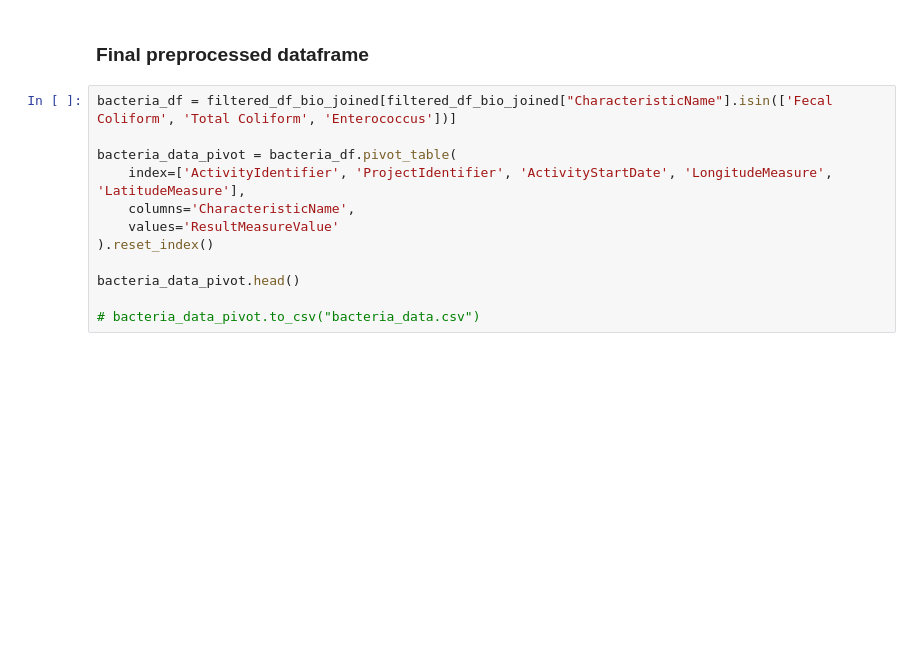
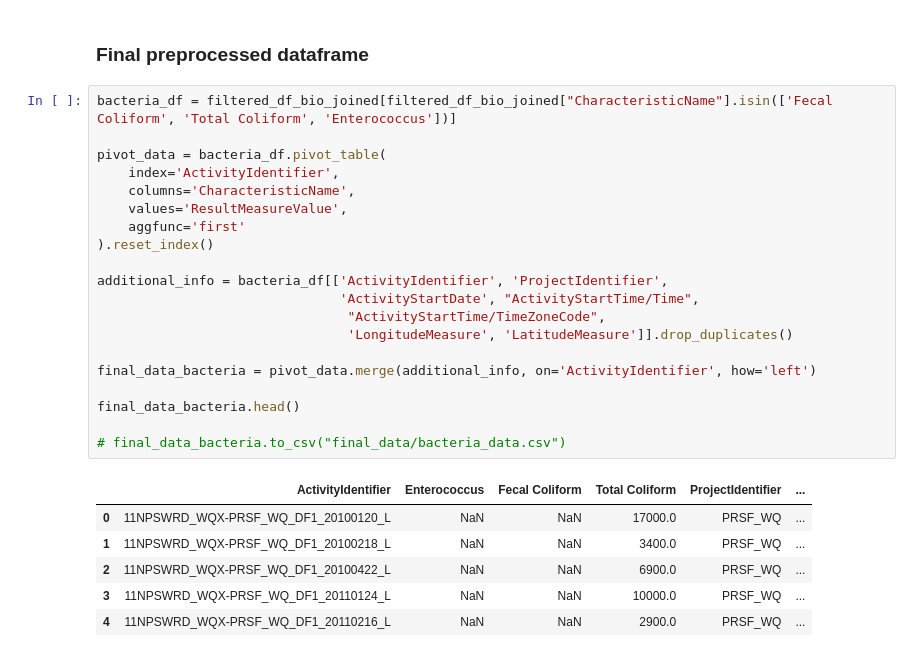
Before and after one commit to vishalival/eneres131-final-proj, a Jupyter notebook: data_preprocessing.ipynb, the cells around one changed output. Drawn from its saved outputs; the diff is of its cells as text; blank space fills up the shorter version.

```diff
--- a/data_preprocessing.ipynb
+++ b/data_preprocessing.ipynb
@@ -408,15 +410,30 @@ Some CharacteristicNames have multiple unit types of measurement:
 # %%
 bacteria_df = filtered_df_bio_joined[filtered_df_bio_joined["CharacteristicName"].isin(['Fecal Coliform', 'Total Coliform', 'Enterococcus'])]
 
-bacteria_data_pivot = bacteria_df.pivot_table(
-    index=['ActivityIdentifier', 'ProjectIdentifier', 'ActivityStartDate', 'LongitudeMeasure', 'LatitudeMeasure'],
+pivot_data = bacteria_df.pivot_table(
+    index='ActivityIdentifier',
     columns='CharacteristicName',
-    values='ResultMeasureValue'
+    values='ResultMeasureValue',
+    aggfunc='first'
 ).reset_index()
 
-bacteria_data_pivot.head()
+additional_info = bacteria_df[['ActivityIdentifier', 'ProjectIdentifier',
+                               'ActivityStartDate', "ActivityStartTime/Time",
+                                "ActivityStartTime/TimeZoneCode",
+                                'LongitudeMeasure', 'LatitudeMeasure']].drop_duplicates()
 
-# bacteria_data_pivot.to_csv("bacteria_data.csv")
+final_data_bacteria = pivot_data.merge(additional_info, on='ActivityIdentifier', how='left')
+
+final_data_bacteria.head()
+
+# final_data_bacteria.to_csv("final_data/bacteria_data.csv")
+# %% [output]
+|  | ActivityIdentifier | Enterococcus | Fecal Coliform | Total Coliform | ProjectIdentifier | ... |
+| 0 | 11NPSWRD_WQX-PRSF_WQ_DF1_20100120_L | NaN | NaN | 17000.0 | PRSF_WQ | ... |
+| 1 | 11NPSWRD_WQX-PRSF_WQ_DF1_20100218_L | NaN | NaN | 3400.0 | PRSF_WQ | ... |
+| 2 | 11NPSWRD_WQX-PRSF_WQ_DF1_20100422_L | NaN | NaN | 6900.0 | PRSF_WQ | ... |
+| 3 | 11NPSWRD_WQX-PRSF_WQ_DF1_20110124_L | NaN | NaN | 10000.0 | PRSF_WQ | ... |
+| 4 | 11NPSWRD_WQX-PRSF_WQ_DF1_20110216_L | NaN | NaN | 2900.0 | PRSF_WQ | ... |
 # %%
 # Top features determined for water qualityu based on the following Literature:
 # Summers, J. K. (2020). Water quality: Science, assessments and policy. BoD – Books on Demand. https://doi.org/10.5772/intechopen.77531
```
Also changed, not shown: parts of 3 cells of this notebook, 3 other files.
